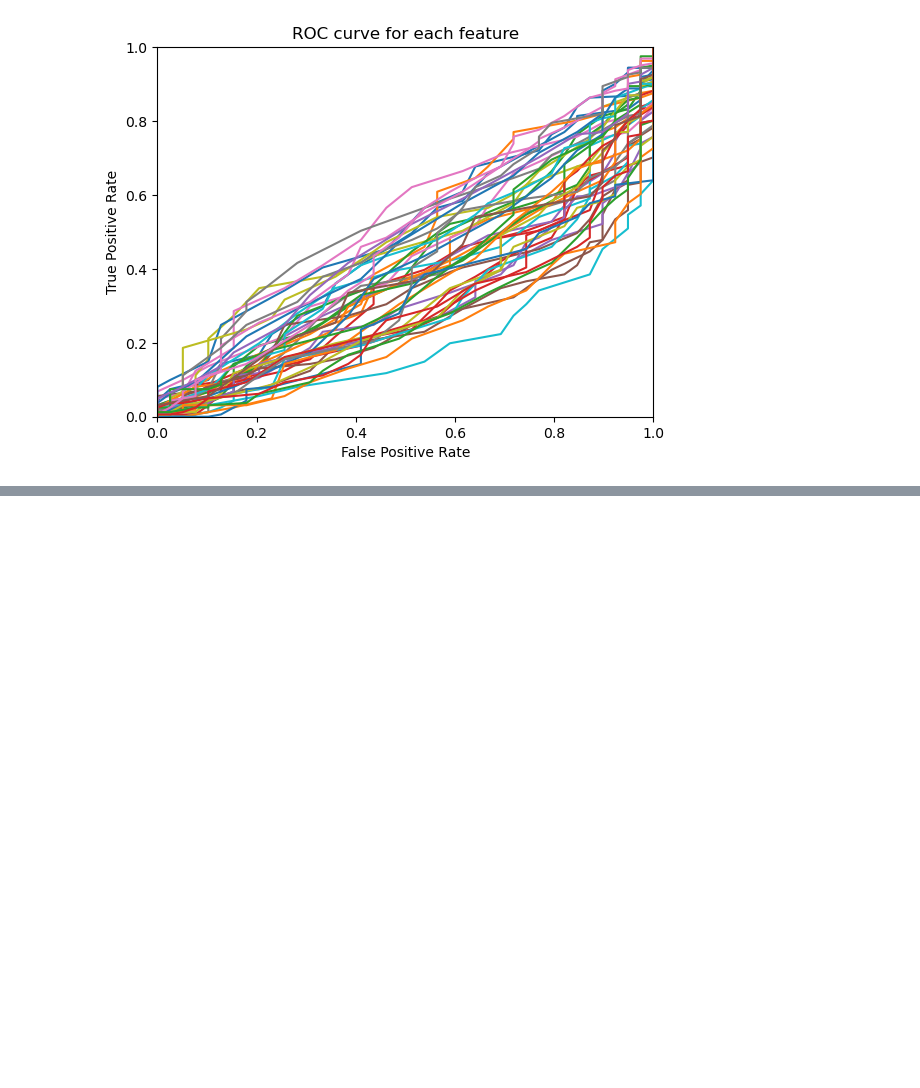
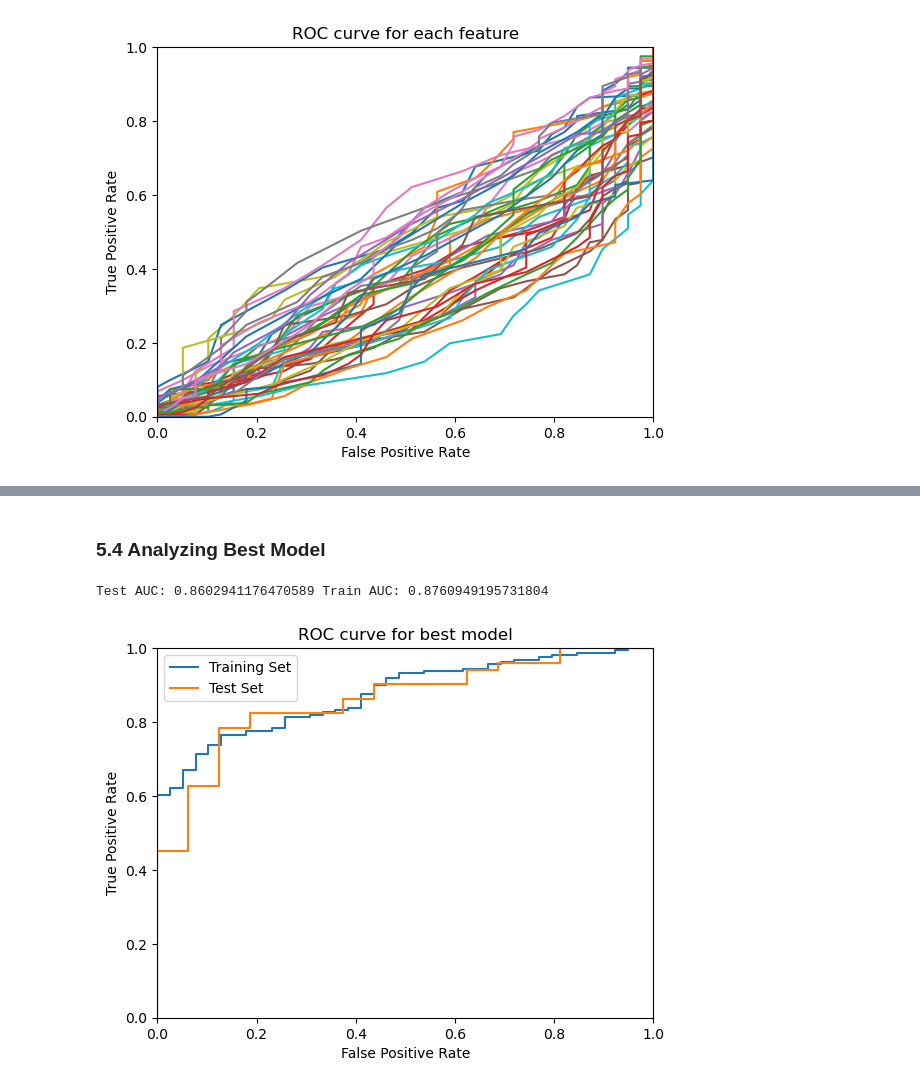
Before and after one commit to davidmhunt/coursework, a Jupyter notebook: COMPSCI 671_Theory and Algs ML/Homework/HW 3/dh_hw_3.ipynb, the cells around one changed output, grey strips where cells are left out. Drawn from its saved outputs; the diff is of its cells as text; code cells hidden in the pictures; blank space fills up the shorter version.

```diff
--- a/COMPSCI 671_Theory and Algs ML/Homework/HW 3/dh_hw_3.ipynb
+++ b/COMPSCI 671_Theory and Algs ML/Homework/HW 3/dh_hw_3.ipynb
@@ -449,0 +538,35 @@ Next, I decided to co
+# %% [markdown]
+### 5.4 Analyzing Best Model
+# %%
+# plot the test and train ROC for f on the same figure
+X_vals_train = X_train[:,f_feature_indicies]
+X_vals_test = X_test[:,f_feature_indicies]
+
+f_x_train = f.predict_proba(X_vals_train)[:,1]
+f_x_test = f.predict_proba(X_vals_test)[:,1]
+
+#plot the ROC curve and save the AUC value
+fig,ax = plt.subplots()
+
+#plot training ROC
+fpr,tpr,thresholds = roc_curve(Y_train,f_x_train)
+train_auc = auc(fpr,tpr)
+ax.plot(fpr,tpr,label = "Training Set")
+
+fpr,tpr,thresholds = roc_curve(Y_test,f_x_test)
+test_auc = auc(fpr,tpr)
+ax.plot(fpr,tpr,label = "Test Set")
+
+ax.set_xlabel("False Positive Rate")
+ax.set_ylabel("True Positive Rate")
+ax.set_xlim(0,1)
+ax.set_ylim(0,1)
+ax.set_title("ROC curve for best model")
+ax.legend()
+
+#report test and train AUC
+out_str = "Test AUC: {} Train AUC: {}".format(test_auc,train_auc)
+print(out_str)
+# %% [output]
+Test AUC: 0.8602941176470589 Train AUC: 0.8760949195731804
+[figure, added]
```
Also changed, not shown: parts of 19 cells of this notebook, 14 other files.
